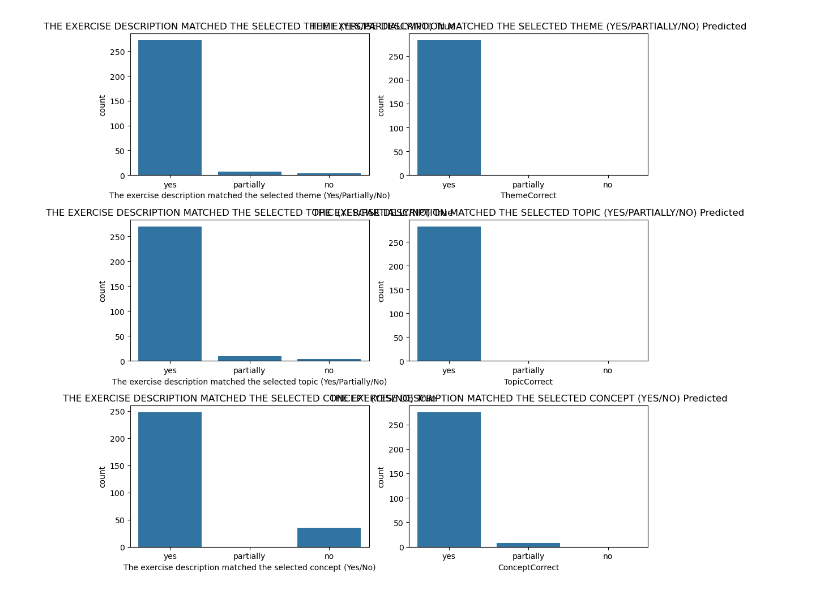
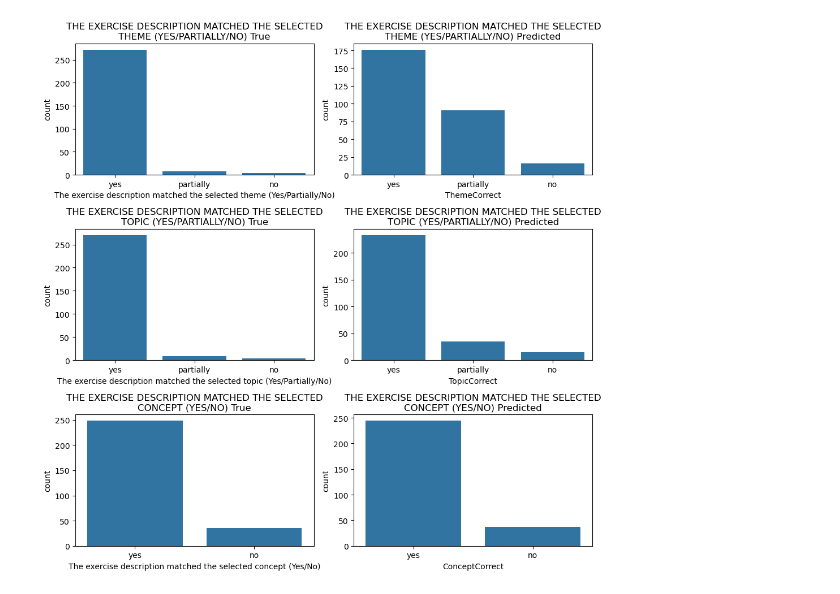
Before and after one commit to AleksiKaa/mscthesis, a Jupyter notebook: src/notebooks/plots/create_plot.ipynb, the cells around one changed output. Saved outputs shown, nothing was run; the diff lists cells and outputs as text; code cells hidden in the pictures.

```diff
--- a/src/notebooks/plots/create_plot.ipynb
+++ b/src/notebooks/plots/create_plot.ipynb
@@ -6,23 +10,22 @@ from sklearn.metrics import confusion_matrix
 # %%
-paths = [r"../../../outputs/results/batch_16356733_result.csv"]
-labels = ["yes", "partially", "no"]
+paths = [r"../../../outputs/results/batch_16361042_result.csv"] # Qwen-14B Instruct
+labels = [["yes", "partially", "no"], ["yes", "partially", "no"], ["yes", "no"]]
 
 df = pd.read_csv(paths[0], sep=";")
-
 ground_truth_cols = df.columns[11:14]
 pred_cols = df.columns[-4:-1]
 # %%
 fig, axes = plt.subplots(3, 1, figsize=(10, 15))
 
-for ax, col, pred_col in zip(axes, ground_truth_cols, pred_cols):
-    cm = confusion_matrix(df[col], df[pred_col], labels=labels)
+for ax, col, pred_col, ls in zip(axes, ground_truth_cols, pred_cols, labels):
+    cm = confusion_matrix(df[col], df[pred_col], labels=ls)
     sns.heatmap(
         cm,
         annot=True,
         fmt="d",
         cmap="Blues",
-        xticklabels=labels,
-        yticklabels=labels,
+        xticklabels=ls,
+        yticklabels=ls,
         ax=ax
     )
     ax.set_title(f"{col.upper()} Confusion Matrix")
@@ -49,14 +54,14 @@ plt.show()
 # %%
 fig, axes = plt.subplots(3, 2, figsize=(10, 10))
 
-for i, (col, pred_col) in enumerate(zip(ground_truth_cols, pred_cols)):
-    sns.countplot(x=df[col], order=["yes", "partially", "no"], ax=axes[i, 0])
-    axes[i, 0].set_title(f"{col.upper()} True")
+for i, (col, pred_col, ls) in enumerate(zip(ground_truth_cols, pred_cols, labels)):
+    sns.countplot(x=df[col], order=ls, ax=axes[i, 0])
+    axes[i, 0].set_title(f"{wrap_text(col, 50).upper()} True")
 
-    sns.countplot(x=df[pred_col], order=["yes", "partially", "no"], ax=axes[i, 1])
-    axes[i, 1].set_title(f"{col.upper()} Predicted")
+    sns.countplot(x=df[pred_col], order=ls, ax=axes[i, 1])
+    axes[i, 1].set_title(f"{wrap_text(col, 50).upper()} Predicted")
 
 plt.tight_layout()
 plt.show()
 # %% [output]
-[figure, old version]
+[figure, new version]
```
Also changed, not shown: parts of 4 cells of this notebook.
